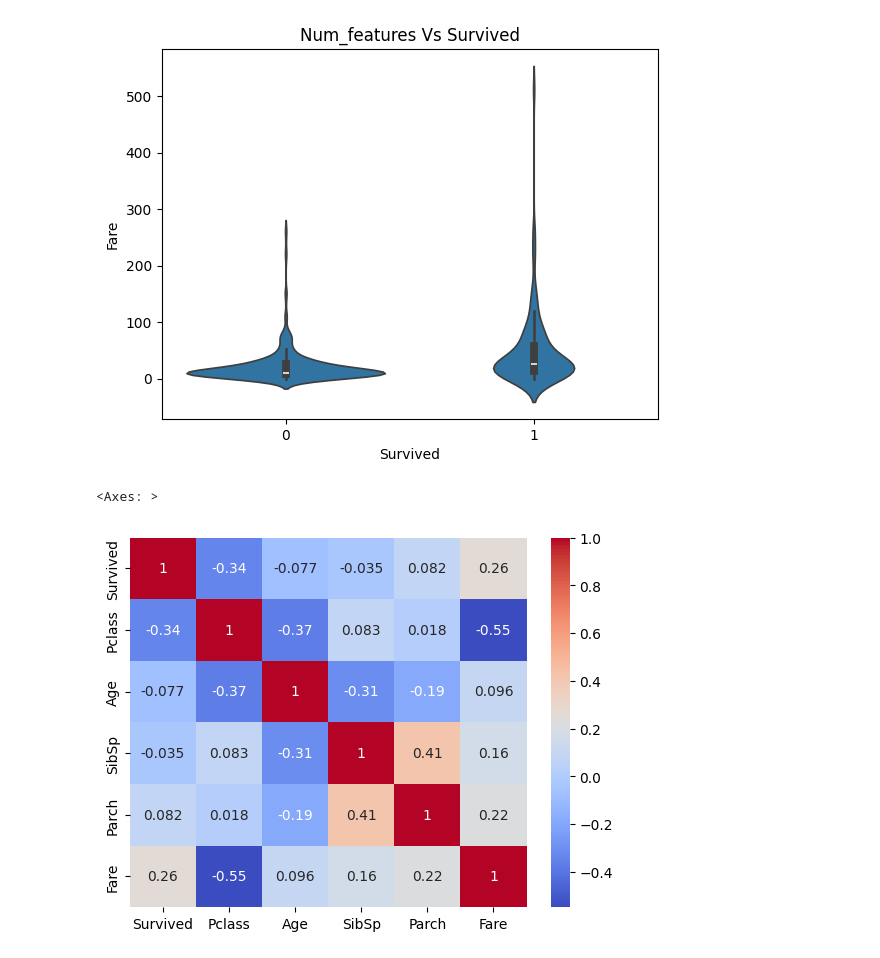
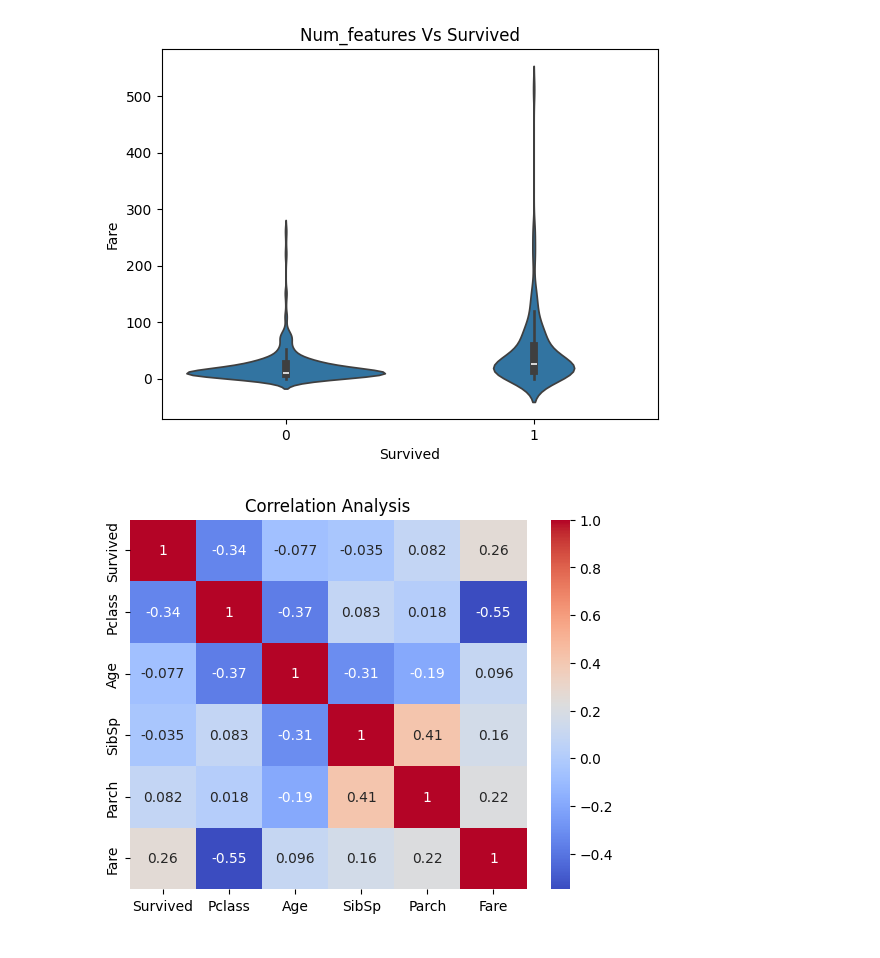
Before and after one commit to AyushBhagwate/Titanic-Survival-ML, a Jupyter notebook: notebooks/eda.ipynb, the cells around one changed output. Saved outputs shown, nothing was run; the diff lists cells and outputs as text; code cells hidden in the pictures.

Commit message:
updated EDA with improved visualization and analysis

```diff
--- a/notebooks/eda.ipynb
+++ b/notebooks/eda.ipynb
@@ -132,9 +132,10 @@ for col in num_col:
 # %%
 # Correlation Analysis:
 
 corr = df[num_col].corr(numeric_only=True)
 
 sns.heatmap(corr, annot=True, cmap='coolwarm')
+plt.title('Correlation Analysis')
+plt.show()
 # %% [output]
-<Axes: >
-[figure, old version]
+[figure, new version]
```
Also changed, not shown: parts of 1 cell of this notebook.
